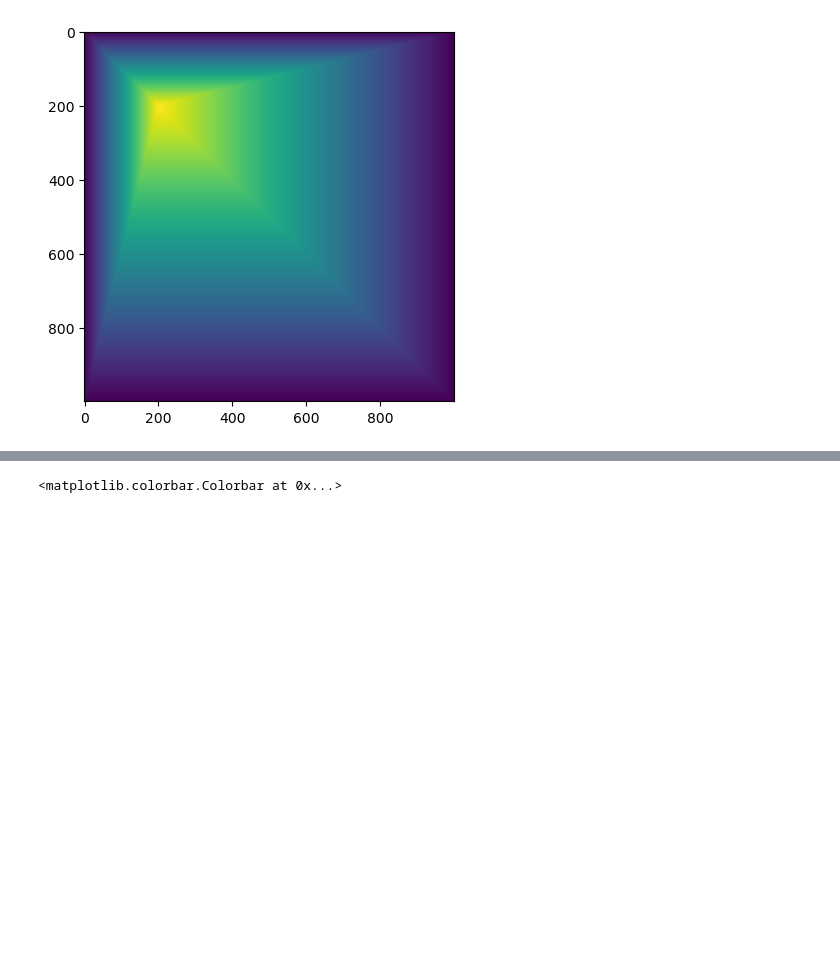
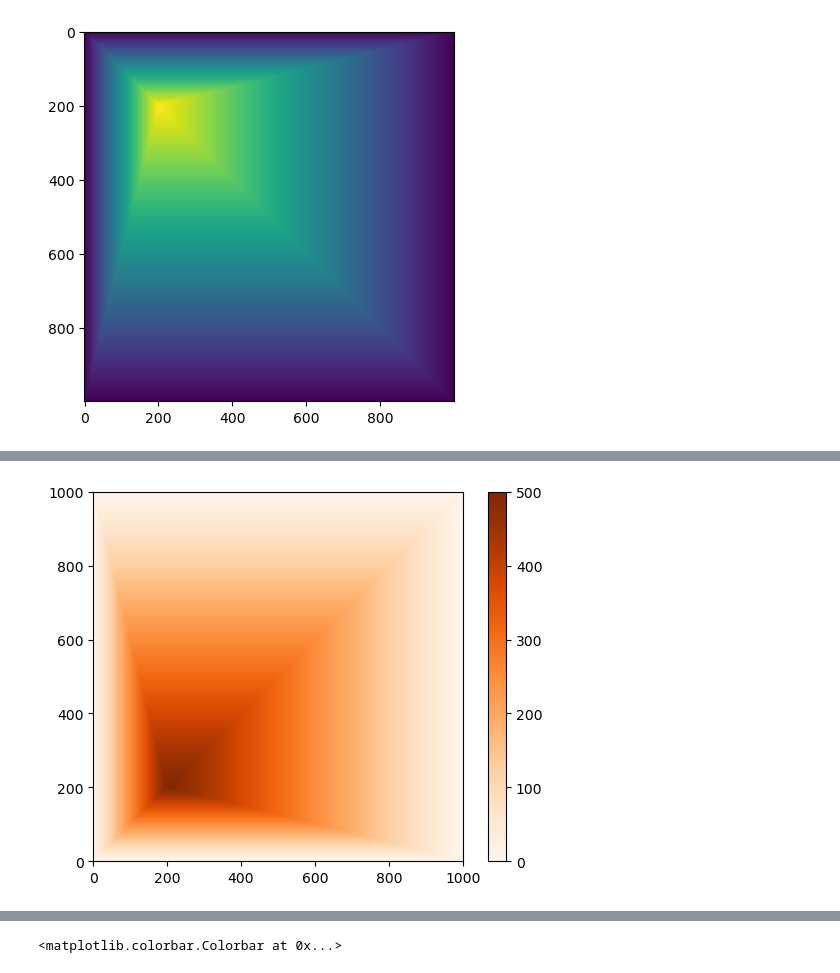
Before and after one commit to Adam-Boesky/Predictive_Coding, a Jupyter notebook: moving_peak/plotting.ipynb, the cells around one changed output, grey strips where cells are left out. Drawn from its saved outputs; the diff is of its cells as text; code cells hidden in the pictures; blank space fills up the shorter version.

```diff
--- a/moving_peak/plotting.ipynb
+++ b/moving_peak/plotting.ipynb
@@ -62,0 +85,84 @@ plt.colorbar()
+# %%
+i=0
+plt.imshow(np.flipud(contours[0]), cmap='Oranges', extent=(0, 1000, 0, 1000))
+plt.colorbar()
+plt.savefig(f'/n/home04/aboesky/ramanthan/Predictive_Coding/plots/contour_{i}.svg')
+i+=1
+plt.show()
+plt.imshow(np.flipud(contours[50]), cmap='Oranges', extent=(0, 1000, 0, 1000))
+plt.colorbar()
+plt.savefig(f'/n/home04/aboesky/ramanthan/Predictive_Coding/plots/contour_{i}.svg')
+i+=1
+plt.show()
+plt.imshow(np.flipud(contours[0]), cmap='Blues', extent=(0, 1000, 0, 1000))
+plt.colorbar()
+plt.savefig(f'/n/home04/aboesky/ramanthan/Predictive_Coding/plots/contour_{i}.svg')
+i+=1
+plt.show()
+plt.imshow(np.flipud(contours[50]), cmap='Blues', extent=(0, 1000, 0, 1000))
+plt.colorbar()
+plt.savefig(f'/n/home04/aboesky/ramanthan/Predictive_Coding/plots/contour_{i}.svg')
+i+=1
+plt.show()
+plt.imshow(np.flipud(contours[0]), extent=(0, 1000, 0, 1000))
+plt.colorbar()
+plt.savefig(f'/n/home04/aboesky/ramanthan/Predictive_Coding/plots/contour_{i}.svg')
+i+=1
+plt.show()
+plt.imshow(np.flipud(contours[50]), extent=(0, 1000, 0, 1000))
+plt.colorbar()
+plt.savefig(f'/n/home04/aboesky/ramanthan/Predictive_Coding/plots/contour_{i}.svg')
+i+=1
+plt.show()
+plt.imshow(np.flipud(contours[0]), cmap='Greens', extent=(0, 1000, 0, 1000))
+plt.colorbar()
+plt.savefig(f'/n/home04/aboesky/ramanthan/Predictive_Coding/plots/contour_{i}.svg')
+i+=1
+plt.show()
+plt.imshow(np.flipud(contours[50]), cmap='Greens', extent=(0, 1000, 0, 1000))
+plt.colorbar()
+plt.savefig(f'/n/home04/aboesky/ramanthan/Predictive_Coding/plots/contour_{i}.svg')
+i+=1
+plt.show()
+plt.imshow(np.flipud(contours[0]), cmap='cividis', extent=(0, 1000, 0, 1000))
+plt.colorbar()
+plt.savefig(f'/n/home04/aboesky/ramanthan/Predictive_Coding/plots/contour_{i}.svg')
+i+=1
+plt.show()
+plt.imshow(np.flipud(contours[50]), cmap='cividis', extent=(0, 1000, 0, 1000))
+plt.colorbar()
+plt.savefig(f'/n/home04/aboesky/ramanthan/Predictive_Coding/plots/contour_{i}.svg')
+i+=1
+plt.show()
+plt.imshow(np.flipud(contours[0]), cmap='YlGn', extent=(0, 1000, 0, 1000))
+plt.colorbar()
+plt.savefig(f'/n/home04/aboesky/ramanthan/Predictive_Coding/plots/contour_{i}.svg')
+i+=1
+plt.show()
+plt.imshow(np.flipud(contours[50]), cmap='YlGn', extent=(0, 1000, 0, 1000))
+plt.colorbar()
+plt.savefig(f'/n/home04/aboesky/ramanthan/Predictive_Coding/plots/contour_{i}.svg')
+i+=1
+plt.show()
+plt.imshow(np.flipud(contours[0]), cmap='bone', extent=(0, 1000, 0, 1000))
+plt.colorbar()
+plt.savefig(f'/n/home04/aboesky/ramanthan/Predictive_Coding/plots/contour_{i}.svg')
+i+=1
+plt.show()
+plt.imshow(np.flipud(contours[50]), cmap='bone', extent=(0, 1000, 0, 1000))
+plt.colorbar()
+plt.savefig(f'/n/home04/aboesky/ramanthan/Predictive_Coding/plots/contour_{i}.svg')
+i+=1
+plt.show()
+plt.imshow(np.flipud(contours[0]), cmap='binary', extent=(0, 1000, 0, 1000))
+plt.colorbar()
+plt.savefig(f'/n/home04/aboesky/ramanthan/Predictive_Coding/plots/contour_{i}.svg')
+i+=1
+plt.show()
+plt.imshow(np.flipud(contours[50]), cmap='binary', extent=(0, 1000, 0, 1000))
+plt.colorbar()
+plt.savefig(f'/n/home04/aboesky/ramanthan/Predictive_Coding/plots/contour_{i}.svg')
+i+=1
+plt.show()
+# %% [output]
+[figure, added]
```
Also changed, not shown: parts of 15 cells of this notebook, 26 other files.
